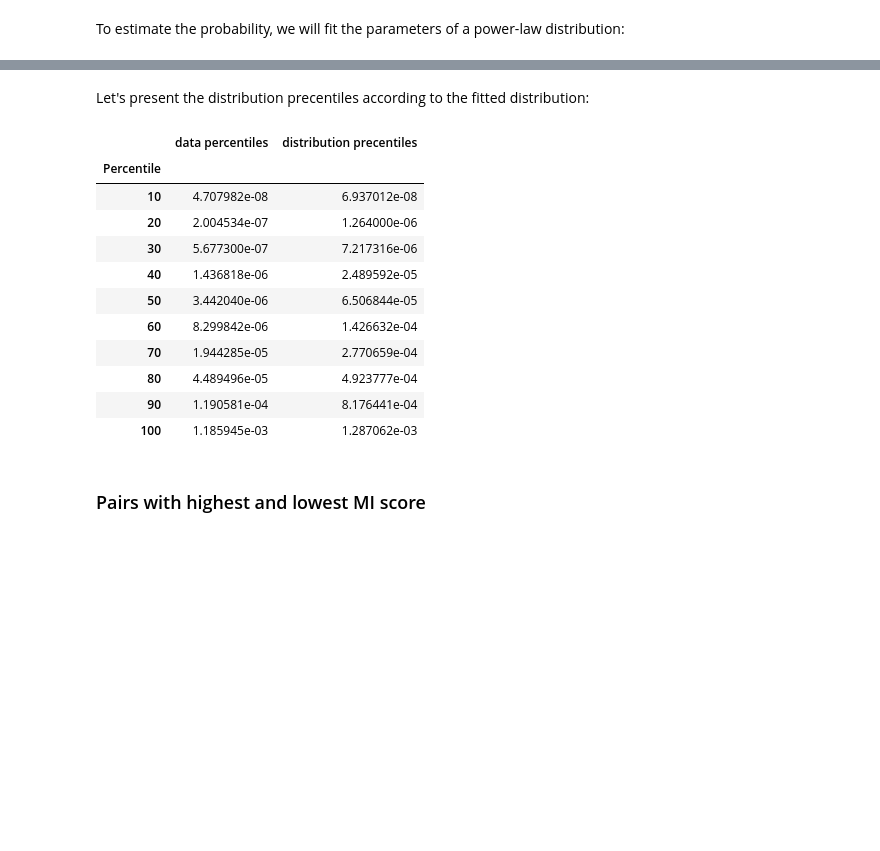
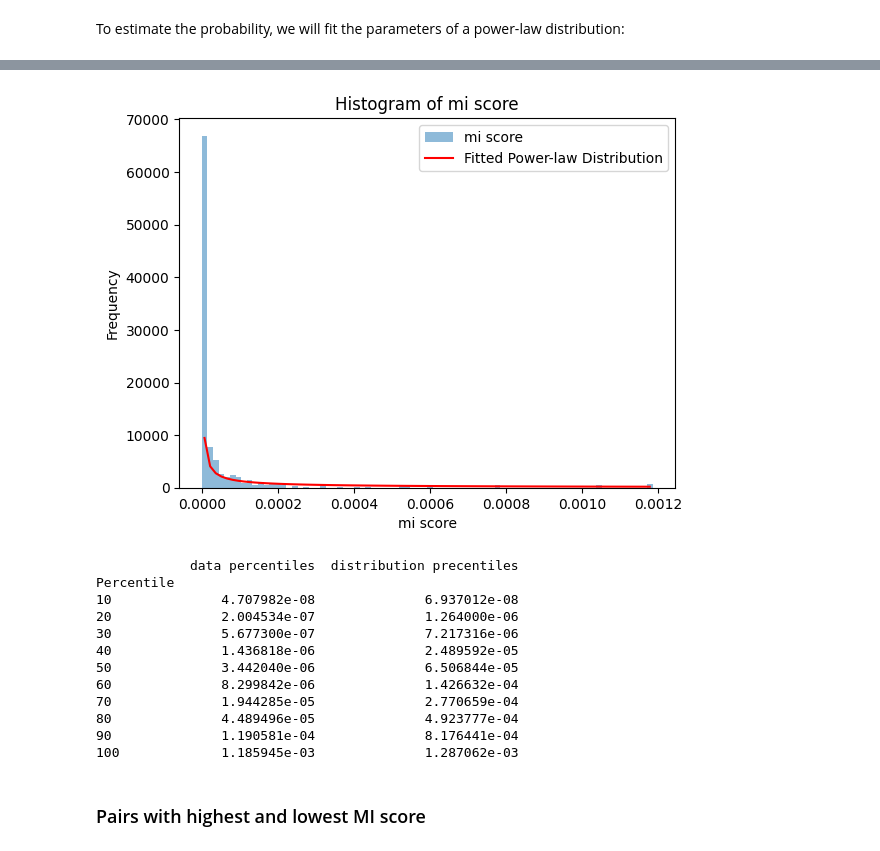
Before and after one commit to mhornstein/NESRR, a Jupyter notebook: 3 EDA/EDA.ipynb, the cells around one changed output, grey strips where cells are left out. Saved outputs shown, nothing was run; the diff lists cells and outputs as text; code cells hidden in the pictures; blank space fills up the shorter version.

```diff
--- a/3 EDA/EDA.ipynb
+++ b/3 EDA/EDA.ipynb
@@ -103,30 +115,19 @@ plt.show()
-# %% [markdown]
-Let's present the distribution precentiles according to the fitted distribution:
-# %%
-percentiles = np.arange(10, 110, 10)  # Generate an array from 10 to 100 in increments of 10
-data_percentiles = np.percentile(mi_scores, percentiles)
-distribution_precentiles = [fitted_distribution.ppf(p / 100) for p in percentiles]
-
-precentiles_df = pd.DataFrame({
-    'Percentile': percentiles,
-    'data percentiles': data_percentiles,
-    'distribution precentiles': distribution_precentiles
-}).set_index('Percentile')
-
-precentiles_df
-# %% [output]
-|  | data percentiles | distribution precentiles |
-| Percentile |  |  |
-| 10 | 4.707982e-08 | 6.937012e-08 |
-| 20 | 2.004534e-07 | 1.264000e-06 |
-| 30 | 5.677300e-07 | 7.217316e-06 |
-| 40 | 1.436818e-06 | 2.489592e-05 |
-| 50 | 3.442040e-06 | 6.506844e-05 |
-| 60 | 8.299842e-06 | 1.426632e-04 |
-| 70 | 1.944285e-05 | 2.770659e-04 |
-| 80 | 4.489496e-05 | 4.923777e-04 |
-| 90 | 1.190581e-04 | 8.176441e-04 |
-| 100 | 1.185945e-03 | 1.287062e-03 |
+# %%
+report_score_fitting(df['mi_score'], 'mi score')
+# %% [output]
+[figure, added]
+            data percentiles  distribution precentiles
+Percentile
+10              4.707982e-08              6.937012e-08
+20              2.004534e-07              1.264000e-06
+30              5.677300e-07              7.217316e-06
+40              1.436818e-06              2.489592e-05
+50              3.442040e-06              6.506844e-05
+60              8.299842e-06              1.426632e-04
+70              1.944285e-05              2.770659e-04
+80              4.489496e-05              4.923777e-04
+90              1.190581e-04              8.176441e-04
+100             1.185945e-03              1.287062e-03
 # %% [markdown]
 ### Pairs with highest and lowest MI score
 # %%
```
Also changed, not shown: parts of 10 cells of this notebook.
